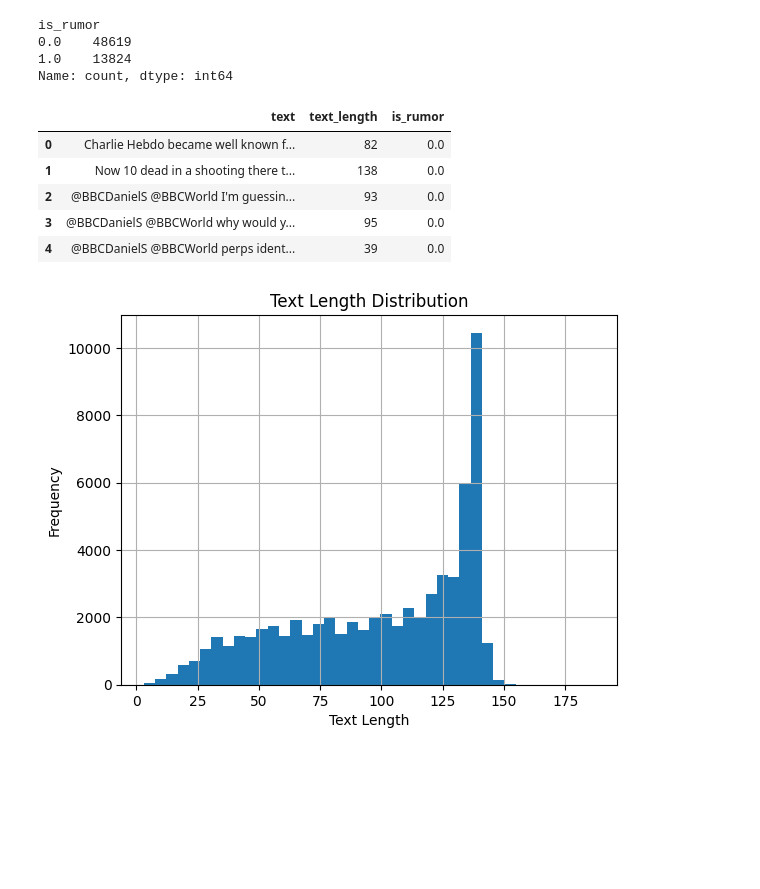
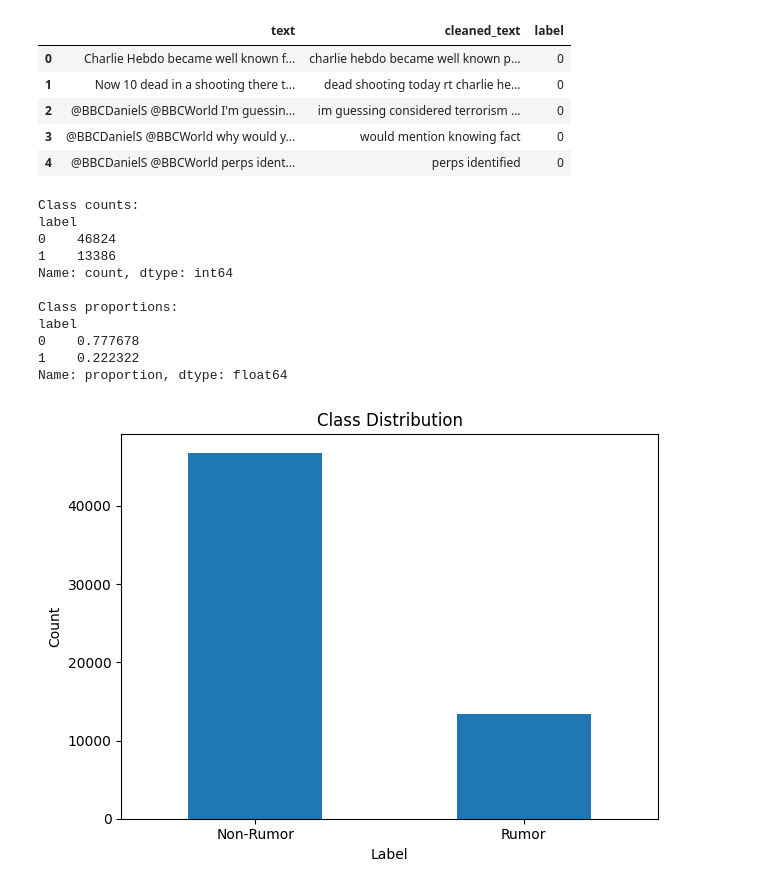
Before and after one commit to ashutoshkv03/misinformation-detection, a Jupyter notebook: notebooks/exploratory_analysis.ipynb, the cells around one changed output. Drawn from its saved outputs; the diff is of its cells as text; code cells hidden in the pictures; blank space fills up the shorter version.

```diff
--- a/notebooks/exploratory_analysis.ipynb
+++ b/notebooks/exploratory_analysis.ipynb
@@ -13,3 +48,26 @@ df.head()
 # %%
-df.info()
+models_dir = project_root / "models"
+results_dir = project_root / "results"
+data_path = project_root / "data" / "processed" / "cleaned_dataset.csv"
+
+models_dir.mkdir(parents=True, exist_ok=True)
+results_dir.mkdir(parents=True, exist_ok=True)
+
+if not data_path.exists():
+    raise FileNotFoundError(f"Dataset not found at: {data_path}")
+
+df = pd.read_csv(data_path)
+
+if "cleaned_text" not in df.columns:
+    if "text" not in df.columns:
+        raise ValueError("Dataset must contain either 'cleaned_text' or 'text'.")
+    df["cleaned_text"] = df["text"].astype(str).apply(clean_text)
+
+required_cols = {"text", "cleaned_text", "label"}
+missing_cols = required_cols - set(df.columns)
+if missing_cols:
+    raise ValueError(f"Missing required columns: {missing_cols}")
+
+print(df.shape)
+df.head()
 # %% [output]
@@ -27,28 +81,38 @@ memory usage: 1.9 MB
 # %%
-df["is_rumor"].value_counts()
+df[["text", "cleaned_text", "label"]].head()
 # %% [output]
-is_rumor
-0.0    48619
-1.0    13824
-Name: count, dtype: int64
+|  | text | cleaned_text | label |
+| 0 | Charlie Hebdo became well known f... | charlie hebdo became well known p... | 0 |
+| 1 | Now 10 dead in a shooting there t... | dead shooting today rt charlie he... | 0 |
+| 2 | @BBCDanielS @BBCWorld I'm guessin... | im guessing considered terrorism ... | 0 |
+| 3 | @BBCDanielS @BBCWorld why would y... | would mention knowing fact | 0 |
+| 4 | @BBCDanielS @BBCWorld perps ident... | perps identified | 0 |
 # %%
-df["text_length"] = df["text"].astype(str).apply(len)
-df[["text", "text_length", "is_rumor"]].head()
+print("Class counts:")
+print(df["label"].value_counts())
+
+print("\nClass proportions:")
+print(df["label"].value_counts(normalize=True))
 # %% [output]
-|  | text | text_length | is_rumor |
-| 0 | Charlie Hebdo became well known f... | 82 | 0.0 |
-| 1 | Now 10 dead in a shooting there t... | 138 | 0.0 |
-| 2 | @BBCDanielS @BBCWorld I'm guessin... | 93 | 0.0 |
-| 3 | @BBCDanielS @BBCWorld why would y... | 95 | 0.0 |
-| 4 | @BBCDanielS @BBCWorld perps ident... | 39 | 0.0 |
+Class counts:
+label
+0    46824
+1    13386
+Name: count, dtype: int64
+
+Class proportions:
+label
+0    0.777678
+1    0.222322
+Name: proportion, dtype: float64
 # %%
-import matplotlib.pyplot as plt
-
-df["text_length"].hist(bins=40)
-plt.title("Text Length Distribution")
-plt.xlabel("Text Length")
-plt.ylabel("Frequency")
+df["label"].value_counts().sort_index().plot(kind="bar")
+plt.xticks([0, 1], ["Non-Rumor", "Rumor"], rotation=0)
+plt.title("Class Distribution")
+plt.xlabel("Label")
+plt.ylabel("Count")
+plt.tight_layout()
 plt.show()
 # %% [output]
-[figure, old version]
+[figure, new version]
 # %%
```
Also changed, not shown: parts of 29 cells of this notebook, 16 other files.
